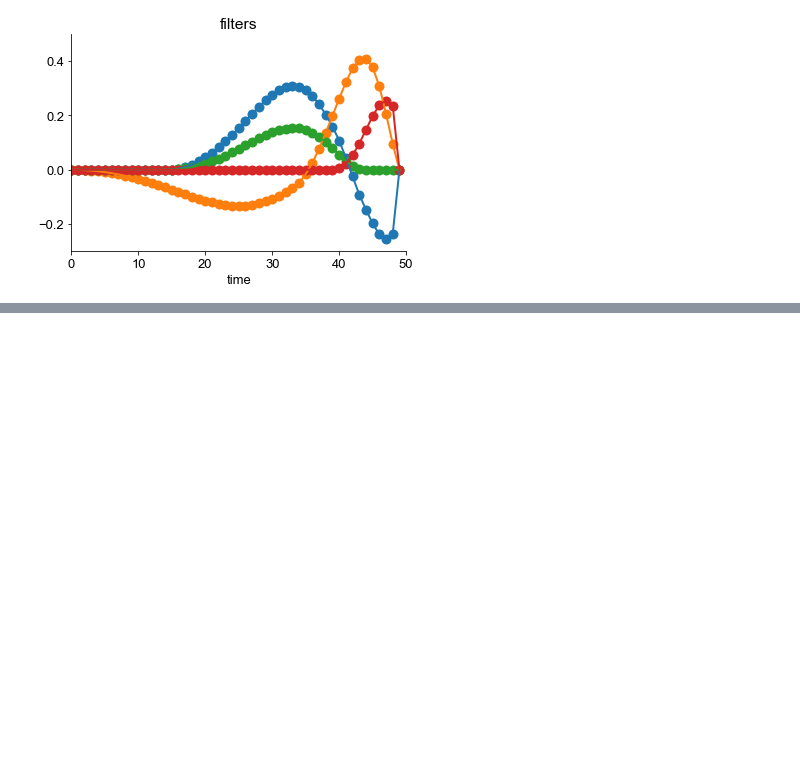
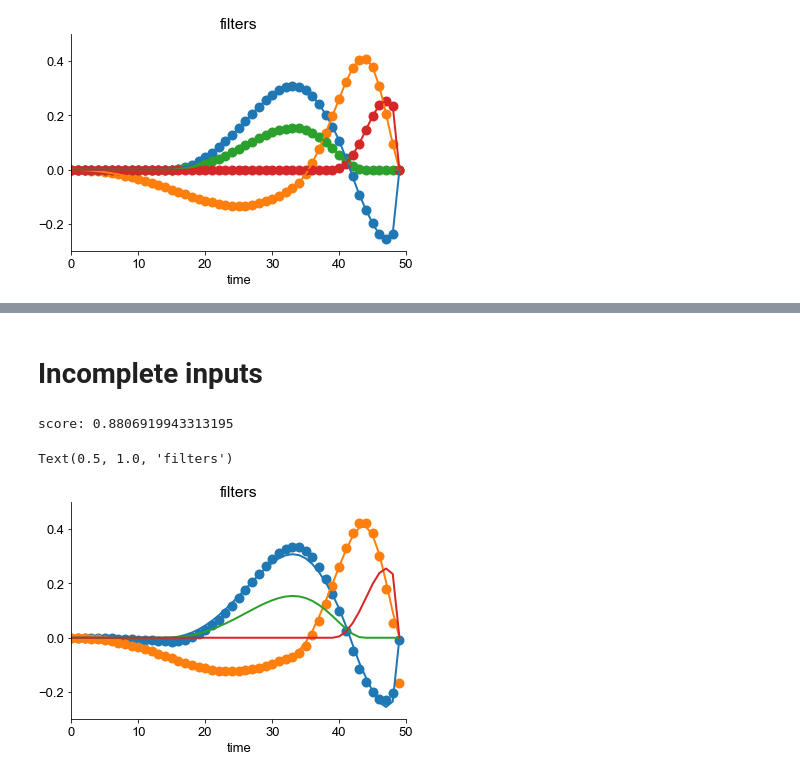
Before and after one commit to janclemenslab/glm_utils, a Jupyter notebook: demo/multiple_inputs.ipynb, the cells around one changed output, grey strips where cells are left out. Cells and saved outputs as stored; diff of their text form; code cells hidden in the pictures; blank space fills up the shorter version.

```diff
--- a/demo/multiple_inputs.ipynb
+++ b/demo/multiple_inputs.ipynb
@@ -106,0 +139,49 @@ Text(0.5, 1.0, 'filters')
+# %% [markdown]
+# Incomplete inputs
+# %%
+# data
+x, y, filters = get_data()
+x = x[:,:2] # remove one of the original inputs
+npoints, ninputs = x.shape
+
+# bases
+B = glm_utils.bases.raised_cosine(1, 5, [1, 23], 9)
+B_multi = glm_utils.bases.multifeature_basis(B, ninputs)  # should explain what/why we do this here
+basis_multi_projection = BasisProjection(B_multi)  # should explain what/why we do this here
+window_size, nbases = B.shape
+
+# time-delay-embedding
+Xmulti, ymulti = time_delay_embedding(x, y, window_size=window_size, flatten_inside_window=True)
+
+# choose how many random samples to take from the data (less or equal than the available data, npoints)
+nsamples = 1000
+sample_idxs = np.random.choice(np.arange(ymulti.shape[0]),nsamples,replace=False)
+
+# sample
+Xmulti = Xmulti[sample_idxs]
+ymulti = ymulti[sample_idxs]
+
+# project
+Xmulti_b = basis_multi_projection.transform(Xmulti)
+
+# train
+lr = lm.LinearRegression()
+lr.fit(Xmulti_b, ymulti)
+print('score:',lr.score(Xmulti_b, ymulti))
+
+# reconstruct
+basis_weights = lr.coef_
+estimated_filters = basis_multi_projection.inverse_transform(basis_weights)
+estimated_filters = np.squeeze(estimated_filters)    # inverse transform returns a [1, ncoefs] array
+
+# plot
+for ii in range(ninputs):
+    plt.plot(estimated_filters[ii*window_size:(ii+1)*window_size], 'o', linewidth=2, markersize=10)
+plt.gca().set_prop_cycle(None)
+plt.plot(filters, linewidth=2)
+plt.xlabel('time')
+plt.title('filters')
+# %% [output]
+score: 0.8806919943313195
+Text(0.5, 1.0, 'filters')
+[figure, added]
```
Also changed, not shown: parts of 7 cells of this notebook, 1 other file.
